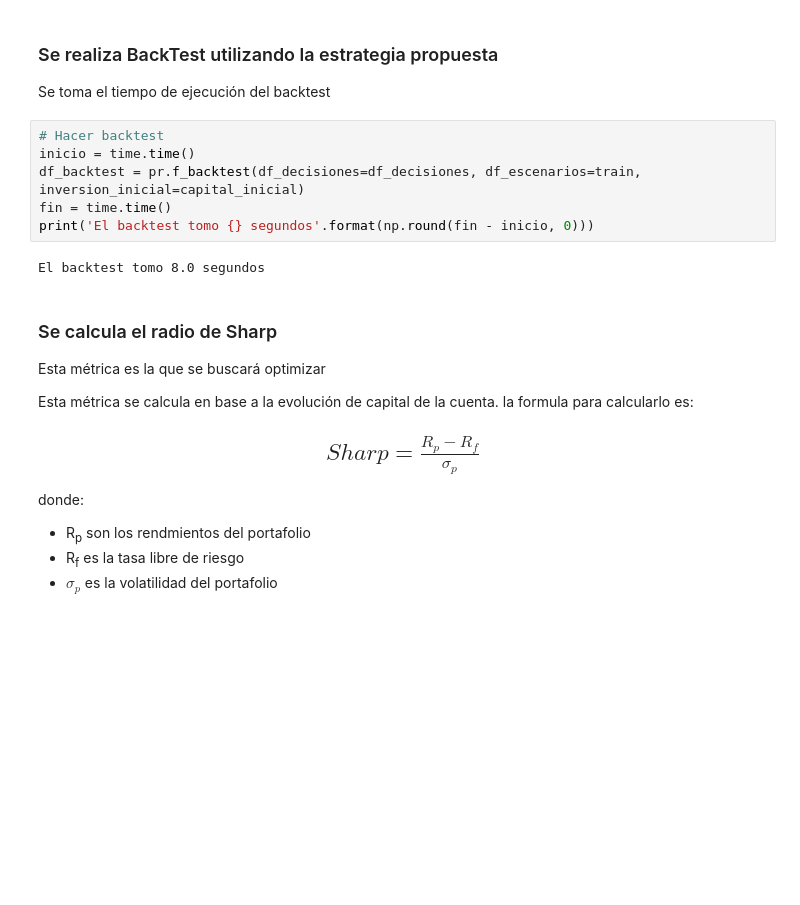
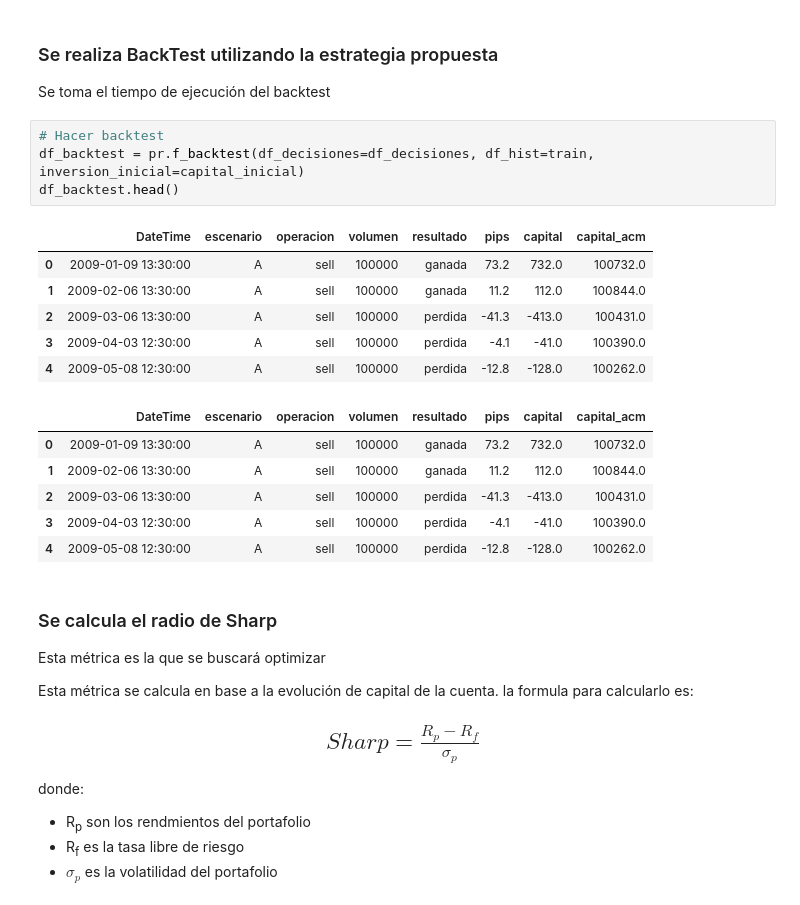
Before and after one commit to JobRamirezC/Fundamental-Analysis-Trading, a Jupyter notebook: notebook.ipynb, the cells around one changed output. Drawn from its saved outputs; the diff is of its cells as text; blank space fills up the shorter version.

```diff
--- a/notebook.ipynb
+++ b/notebook.ipynb
@@ -304,12 +313,21 @@ test.head()
 Se toma el tiempo de ejecución del backtest
 # %%
 # Hacer backtest
-inicio = time.time()
-df_backtest = pr.f_backtest(df_decisiones=df_decisiones, df_escenarios=train, inversion_inicial=capital_inicial)
-fin = time.time()
-print('El backtest tomo {} segundos'.format(np.round(fin - inicio, 0)))
+df_backtest = pr.f_backtest(df_decisiones=df_decisiones, df_hist=train,  inversion_inicial=capital_inicial)
+df_backtest.head()
 # %% [output]
-El backtest tomo 8.0 segundos
+|  | DateTime | escenario | operacion | volumen | resultado | pips | capital | capital_acm |
+| 0 | 2009-01-09 13:30:00 | A | sell | 100000 | ganada | 73.2 | 732.0 | 100732.0 |
+| 1 | 2009-02-06 13:30:00 | A | sell | 100000 | ganada | 11.2 | 112.0 | 100844.0 |
+| 2 | 2009-03-06 13:30:00 | A | sell | 100000 | perdida | -41.3 | -413.0 | 100431.0 |
+| 3 | 2009-04-03 12:30:00 | A | sell | 100000 | perdida | -4.1 | -41.0 | 100390.0 |
+| 4 | 2009-05-08 12:30:00 | A | sell | 100000 | perdida | -12.8 | -128.0 | 100262.0 |
+|  | DateTime | escenario | operacion | volumen | resultado | pips | capital | capital_acm |
+| 0 | 2009-01-09 13:30:00 | A | sell | 100000 | ganada | 73.2 | 732.0 | 100732.0 |
+| 1 | 2009-02-06 13:30:00 | A | sell | 100000 | ganada | 11.2 | 112.0 | 100844.0 |
+| 2 | 2009-03-06 13:30:00 | A | sell | 100000 | perdida | -41.3 | -413.0 | 100431.0 |
+| 3 | 2009-04-03 12:30:00 | A | sell | 100000 | perdida | -4.1 | -41.0 | 100390.0 |
+| 4 | 2009-05-08 12:30:00 | A | sell | 100000 | perdida | -12.8 | -128.0 | 100262.0 |
 # %% [markdown]
 ### Se calcula el radio de Sharp
 Esta métrica es la que se buscará optimizar
```
Also changed, not shown: parts of 21 cells of this notebook, 1 other file.
